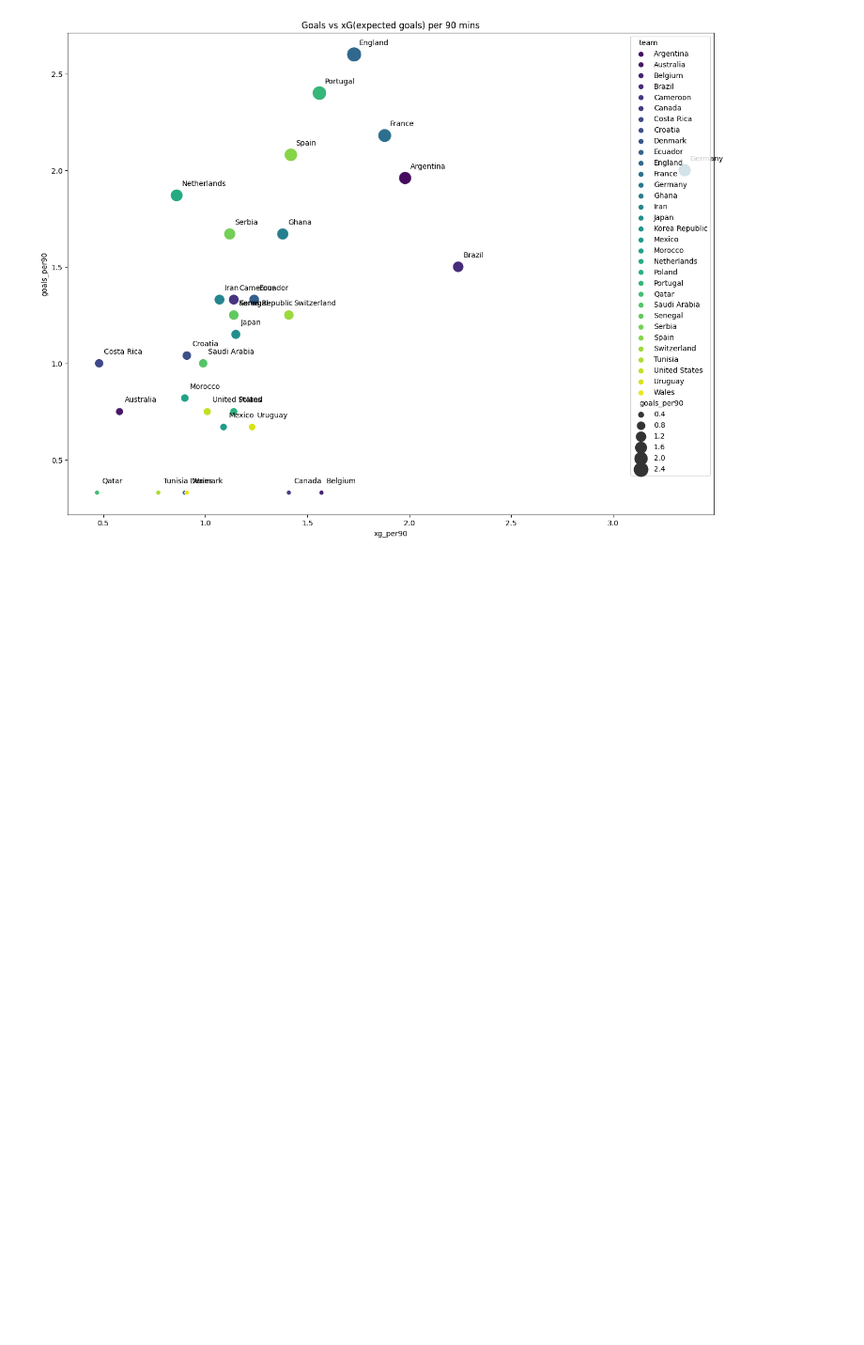
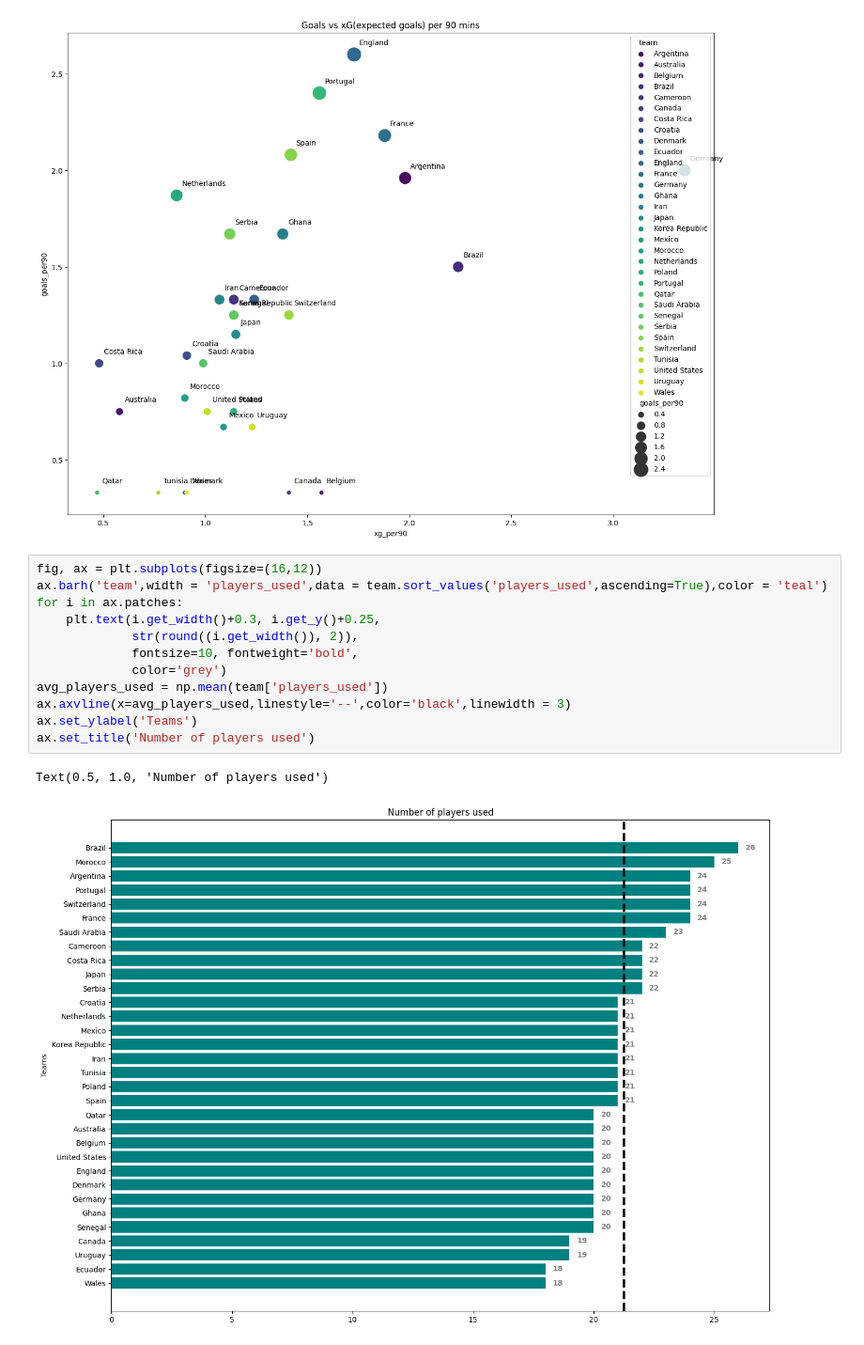
Before and after one commit to RayNguyent/World_Cup_2022, a Jupyter notebook: report.ipynb, the cells around one changed output. Shown at 94% size. Drawn from its saved outputs; the diff is of its cells as text; blank space fills up the shorter version.

```diff
--- a/report.ipynb
+++ b/report.ipynb
@@ -77,3 +59,18 @@ plt.title('Goals vs xG(expected goals) per 90 mins')
 # %% [output]
 Text(0.5, 1.0, 'Goals vs xG(expected goals) per 90 mins')
 [figure]
+# %%
+fig, ax = plt.subplots(figsize=(16,12))
+ax.barh('team',width = 'players_used',data = team.sort_values('players_used',ascending=True),color = 'teal')
+for i in ax.patches:
+    plt.text(i.get_width()+0.3, i.get_y()+0.25,
+             str(round((i.get_width()), 2)),
+             fontsize=10, fontweight='bold',
+             color='grey')
+avg_players_used = np.mean(team['players_used'])
+ax.axvline(x=avg_players_used,linestyle='--',color='black',linewidth = 3)
+ax.set_ylabel('Teams')
+ax.set_title('Number of players used')
+# %% [output]
+Text(0.5, 1.0, 'Number of players used')
+[figure, added]
```
Also changed, not shown: parts of 6 cells of this notebook.
